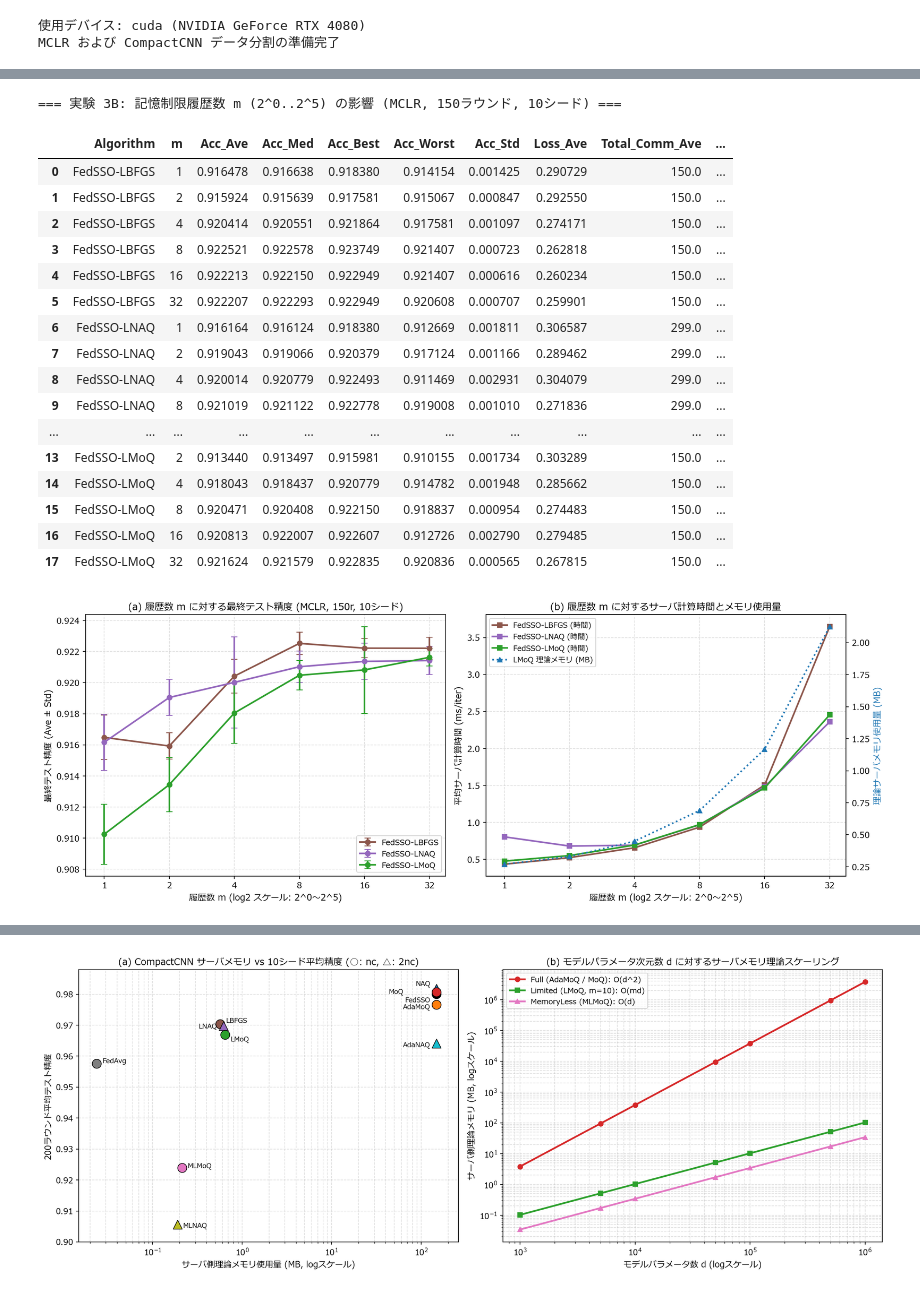
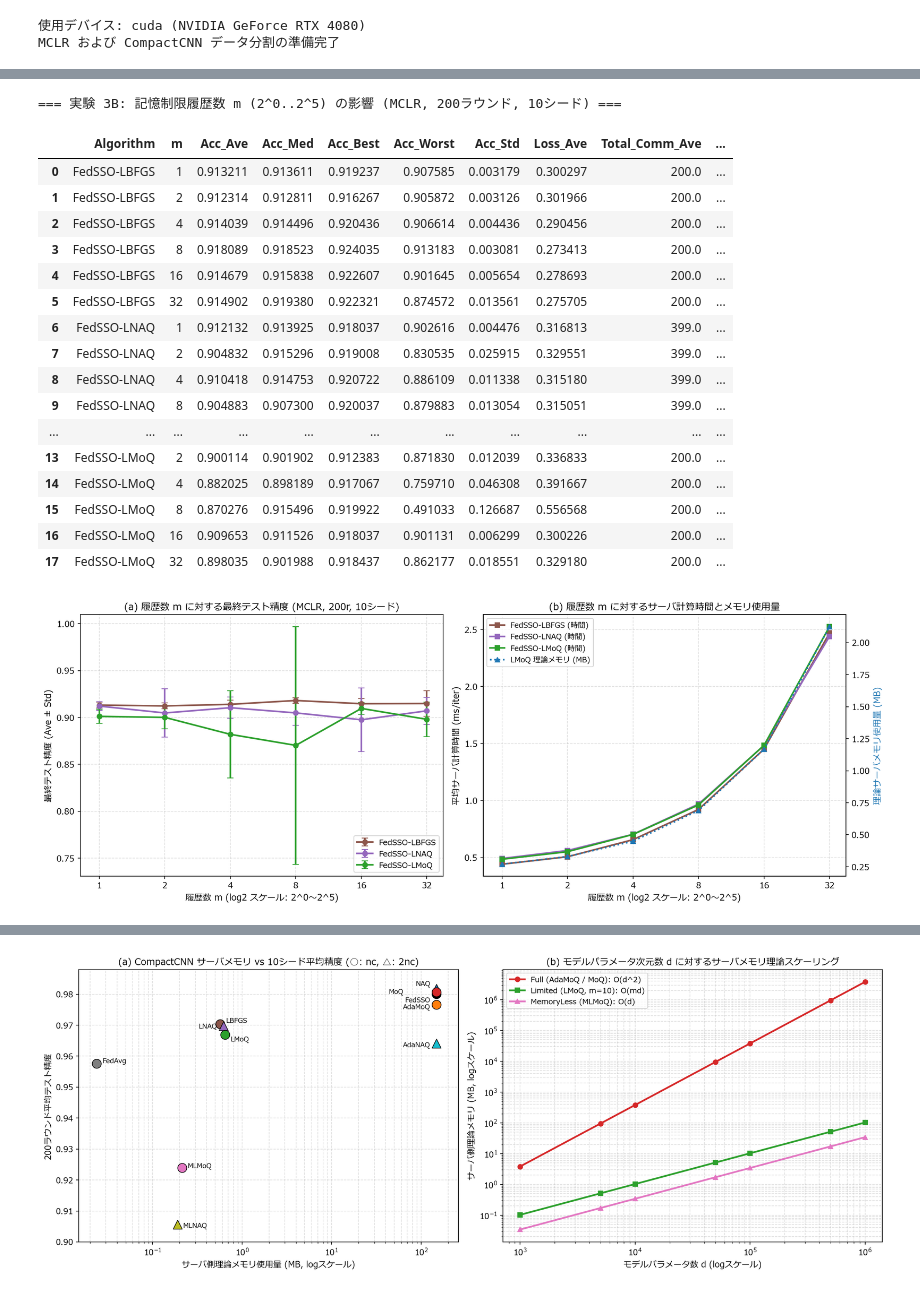
Before and after one commit to wsgames0w0/fedsso_moq, a Jupyter notebook: ex003/ex003.ipynb, the cells around one changed output, grey strips where cells are left out. Drawn from its saved outputs; the diff is of its cells as text; code cells hidden in the pictures.

```diff
--- a/ex003/ex003.ipynb
+++ b/ex003/ex003.ipynb
@@ -123,33 +123,33 @@ plt.show()
 # %%
-# 実験 3B: 記憶制限履歴数 m in {1, 2, 4, 8, 16, 32} の影響分析 (MCLR, 150r, 10シード)
+# 実験 3B: 記憶制限履歴数 m in {1, 2, 4, 8, 16, 32} の影響分析 (MCLR, 200r, 10シード)
 df_3b = run_memory_size_study(
     ex1_utils, packed_mclr, X_tr_m, y_tr_m, X_te_m, y_te_m,
-    seeds=DEFAULT_SEEDS, rounds=150, m_values=(1, 2, 4, 8, 16, 32)
+    seeds=DEFAULT_SEEDS, rounds=200, m_values=(1, 2, 4, 8, 16, 32)
 )
 df_3b.to_csv("../datasets/ex003_memory_size.csv", index=False)
-print("=== 実験 3B: 記憶制限履歴数 m (2^0..2^5) の影響 (MCLR, 150ラウンド, 10シード) ===")
+print("=== 実験 3B: 記憶制限履歴数 m (2^0..2^5) の影響 (MCLR, 200ラウンド, 10シード) ===")
 df_3b
 # %% [output]
-=== 実験 3B: 記憶制限履歴数 m (2^0..2^5) の影響 (MCLR, 150ラウンド, 10シード) ===
+=== 実験 3B: 記憶制限履歴数 m (2^0..2^5) の影響 (MCLR, 200ラウンド, 10シード) ===
 |  | Algorithm | m | Acc_Ave | Acc_Med | Acc_Best | Acc_Worst | Acc_Std | Loss_Ave | Total_Comm_Ave | ... |
-| 0 | FedSSO-LBFGS | 1 | 0.916478 | 0.916638 | 0.918380 | 0.914154 | 0.001425 | 0.290729 | 150.0 | ... |
-| 1 | FedSSO-LBFGS | 2 | 0.915924 | 0.915639 | 0.917581 | 0.915067 | 0.000847 | 0.292550 | 150.0 | ... |
-| 2 | FedSSO-LBFGS | 4 | 0.920414 | 0.920551 | 0.921864 | 0.917581 | 0.001097 | 0.274171 | 150.0 | ... |
-| 3 | FedSSO-LBFGS | 8 | 0.922521 | 0.922578 | 0.923749 | 0.921407 | 0.000723 | 0.262818 | 150.0 | ... |
-| 4 | FedSSO-LBFGS | 16 | 0.922213 | 0.922150 | 0.922949 | 0.921407 | 0.000616 | 0.260234 | 150.0 | ... |
-| 5 | FedSSO-LBFGS | 32 | 0.922207 | 0.922293 | 0.922949 | 0.920608 | 0.000707 | 0.259901 | 150.0 | ... |
-| 6 | FedSSO-LNAQ | 1 | 0.916164 | 0.916124 | 0.918380 | 0.912669 | 0.001811 | 0.306587 | 299.0 | ... |
-| 7 | FedSSO-LNAQ | 2 | 0.919043 | 0.919066 | 0.920379 | 0.917124 | 0.001166 | 0.289462 | 299.0 | ... |
-| 8 | FedSSO-LNAQ | 4 | 0.920014 | 0.920779 | 0.922493 | 0.911469 | 0.002931 | 0.304079 | 299.0 | ... |
-| 9 | FedSSO-LNAQ | 8 | 0.921019 | 0.921122 | 0.922778 | 0.919008 | 0.001010 | 0.271836 | 299.0 | ... |
+| 0 | FedSSO-LBFGS | 1 | 0.913211 | 0.913611 | 0.919237 | 0.907585 | 0.003179 | 0.300297 | 200.0 | ... |
+| 1 | FedSSO-LBFGS | 2 | 0.912314 | 0.912811 | 0.916267 | 0.905872 | 0.003126 | 0.301966 | 200.0 | ... |
+| 2 | FedSSO-LBFGS | 4 | 0.914039 | 0.914496 | 0.920436 | 0.906614 | 0.004436 | 0.290456 | 200.0 | ... |
+| 3 | FedSSO-LBFGS | 8 | 0.918089 | 0.918523 | 0.924035 | 0.913183 | 0.003081 | 0.273413 | 200.0 | ... |
+| 4 | FedSSO-LBFGS | 16 | 0.914679 | 0.915838 | 0.922607 | 0.901645 | 0.005654 | 0.278693 | 200.0 | ... |
+| 5 | FedSSO-LBFGS | 32 | 0.914902 | 0.919380 | 0.922321 | 0.874572 | 0.013561 | 0.275705 | 200.0 | ... |
+| 6 | FedSSO-LNAQ | 1 | 0.912132 | 0.913925 | 0.918037 | 0.902616 | 0.004476 | 0.316813 | 399.0 | ... |
+| 7 | FedSSO-LNAQ | 2 | 0.904832 | 0.915296 | 0.919008 | 0.830535 | 0.025915 | 0.329551 | 399.0 | ... |
+| 8 | FedSSO-LNAQ | 4 | 0.910418 | 0.914753 | 0.920722 | 0.886109 | 0.011338 | 0.315180 | 399.0 | ... |
+| 9 | FedSSO-LNAQ | 8 | 0.904883 | 0.907300 | 0.920037 | 0.879883 | 0.013054 | 0.315051 | 399.0 | ... |
 | ... | ... | ... | ... | ... | ... | ... | ... | ... | ... | ... |
-| 13 | FedSSO-LMoQ | 2 | 0.913440 | 0.913497 | 0.915981 | 0.910155 | 0.001734 | 0.303289 | 150.0 | ... |
-| 14 | FedSSO-LMoQ | 4 | 0.918043 | 0.918437 | 0.920779 | 0.914782 | 0.001948 | 0.285662 | 150.0 | ... |
-| 15 | FedSSO-LMoQ | 8 | 0.920471 | 0.920408 | 0.922150 | 0.918837 | 0.000954 | 0.274483 | 150.0 | ... |
-| 16 | FedSSO-LMoQ | 16 | 0.920813 | 0.922007 | 0.922607 | 0.912726 | 0.002790 | 0.279485 | 150.0 | ... |
-| 17 | FedSSO-LMoQ | 32 | 0.921624 | 0.921579 | 0.922835 | 0.920836 | 0.000565 | 0.267815 | 150.0 | ... |
+| 13 | FedSSO-LMoQ | 2 | 0.900114 | 0.901902 | 0.912383 | 0.871830 | 0.012039 | 0.336833 | 200.0 | ... |
+| 14 | FedSSO-LMoQ | 4 | 0.882025 | 0.898189 | 0.917067 | 0.759710 | 0.046308 | 0.391667 | 200.0 | ... |
+| 15 | FedSSO-LMoQ | 8 | 0.870276 | 0.915496 | 0.919922 | 0.491033 | 0.126687 | 0.556568 | 200.0 | ... |
+| 16 | FedSSO-LMoQ | 16 | 0.909653 | 0.911526 | 0.918037 | 0.901131 | 0.006299 | 0.300226 | 200.0 | ... |
+| 17 | FedSSO-LMoQ | 32 | 0.898035 | 0.901988 | 0.918437 | 0.862177 | 0.018551 | 0.329180 | 200.0 | ... |
 # %%
-# 図2 (ex003): 記憶制限履歴数 m (2^0..2^5) の影響グラフ
+# 図2 (ex003): 記憶制限履歴数 m (2^0..2^5) の影響グラフ (200r)
 fig, axes = plt.subplots(1, 2, figsize=(14.5, 5.4))
 c_3b = {"FedSSO-LBFGS": "#8c564b", "FedSSO-LNAQ": "#9467bd", "FedSSO-LMoQ": "#2ca02c"}
 m_ticks = [1, 2, 4, 8, 16, 32]
@@ -161,35 +161,35 @@ for algo in ["FedSSO-LBFGS", "FedSSO-LNAQ", "FedSSO-LMoQ"]:
     axes[1].plot(sub["m"], sub["Server_Time_ms"], marker="s", linewidth=2.0, color=c_3b[algo], label=f"{algo} (時間)")
 
 axes[0].set_xscale("log", base=2)
-axes[0].set_title("(a) 履歴数 m に対する最終テスト精度 (MCLR, 150r, 10シード)", fontsize=11.5)
+axes[0].set_title("(a) 履歴数 m に対する最終テスト精度 (MCLR, 200r, 10シード)", fontsize=11.5)
 axes[0].set_xlabel("履歴数 m (log2 スケール: 2^0〜2^5)", fontsize=10.5)
 axes[0].set_ylabel("最終テスト精度 (Ave ± Std)", fontsize=10.5)
 axes[0].set_xticks(m_ticks)
 axes[0].set_xticklabels(m_labels)
 axes[0].set_xlim(0.82, 38)
 axes[0].grid(True, linestyle="--", alpha=0.4)
 axes[0].legend(loc="lower right", fontsize=9.5)
 
 axes[1].set_xscale("log", base=2)
 axes[1].set_title("(b) 履歴数 m に対するサーバ計算時間とメモリ使用量", fontsize=11.5)
 axes[1].set_xlabel("履歴数 m (log2 スケール: 2^0〜2^5)", fontsize=10.5)
 axes[1].set_ylabel("平均サーバ計算時間 (ms/iter)", fontsize=10.5)
 axes[1].set_xticks(m_ticks)
 axes[1].set_xticklabels(m_labels)
 axes[1].set_xlim(0.82, 38)
 axes[1].grid(True, linestyle="--", alpha=0.4)
 
 ax_mem = axes[1].twinx()
 sub_lmoq = df_3b[df_3b["Algorithm"] == "FedSSO-LMoQ"].sort_values("m")
 ax_mem.plot(sub_lmoq["m"], sub_lmoq["Server_Mem_MB"], marker="^", linestyle=":", linewidth=2.0, color="#1f77b4", label="LMoQ 理論メモリ (MB)")
 ax_mem.set_ylabel("理論サーバメモリ使用量 (MB)", fontsize=10.5, color="#1f77b4")
 lines1, labels1 = axes[1].get_legend_handles_labels()
 lines2, labels2 = ax_mem.get_legend_handles_labels()
 axes[1].legend(lines1 + lines2, labels1 + labels2, loc="upper left", fontsize=9)
 
 plt.tight_layout()
 plt.savefig("../report/img/ex003_memory_size_impact.png", dpi=150, bbox_inches="tight")
 plt.show()
 # %% [output]
-[figure, old version]
+[figure, new version]
 # %%
```
Also changed, not shown: parts of 5 cells of this notebook, 11 other files.
